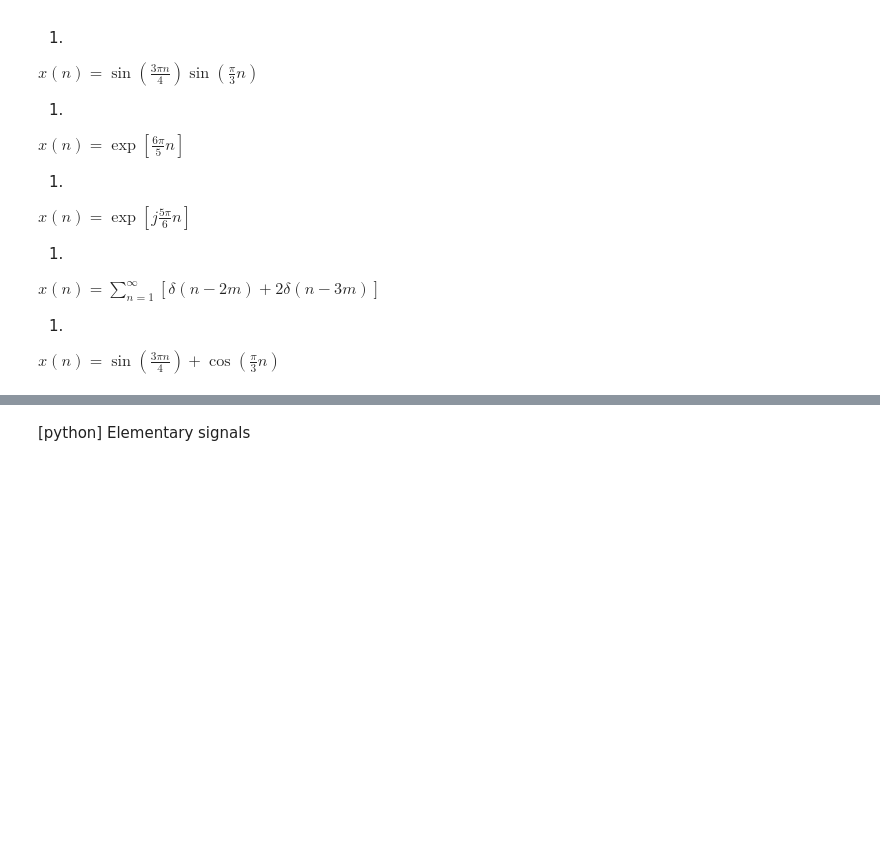
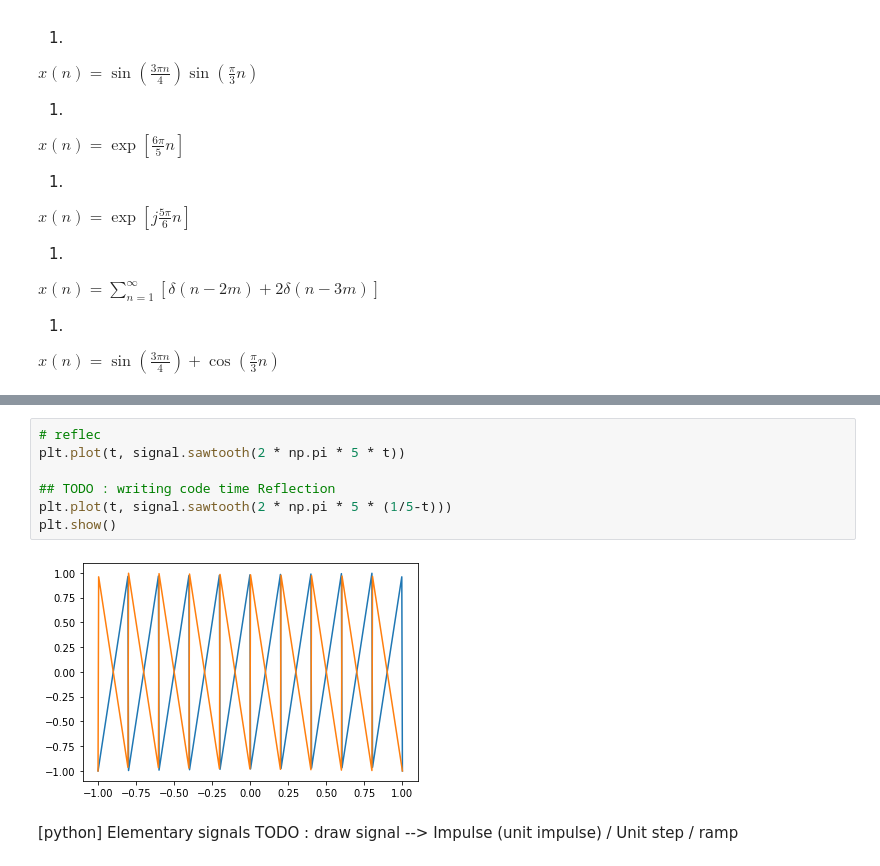
Before and after one commit to Pataweepr/ComEngMath2, a Jupyter notebook: (ComEngMath2)Lab4.ipynb, the cells around one changed output, grey strips where cells are left out. Cells and saved outputs as stored; diff of their text form; blank space fills up the shorter version.

```diff
--- a/(ComEngMath2)Lab4.ipynb
+++ b/(ComEngMath2)Lab4.ipynb
@@ -121,2 +157,12 @@ $x(n) = \sin \left( \frac{3\pi n}{4}\right) + \cos \left( \frac{\pi}{3} n \right
+# %%
+# reflec
+plt.plot(t, signal.sawtooth(2 * np.pi * 5 * t))
+
+## TODO : writing code time Reflection
+plt.plot(t, signal.sawtooth(2 * np.pi * 5 * (1/5-t)))
+plt.show()
+# %% [output]
+[figure, added]
 # %% [markdown]
  [python] Elementary signals
+TODO : draw signal --> Impulse (unit impulse) / Unit step / ramp
```
Also changed, not shown: parts of 10 cells of this notebook.
